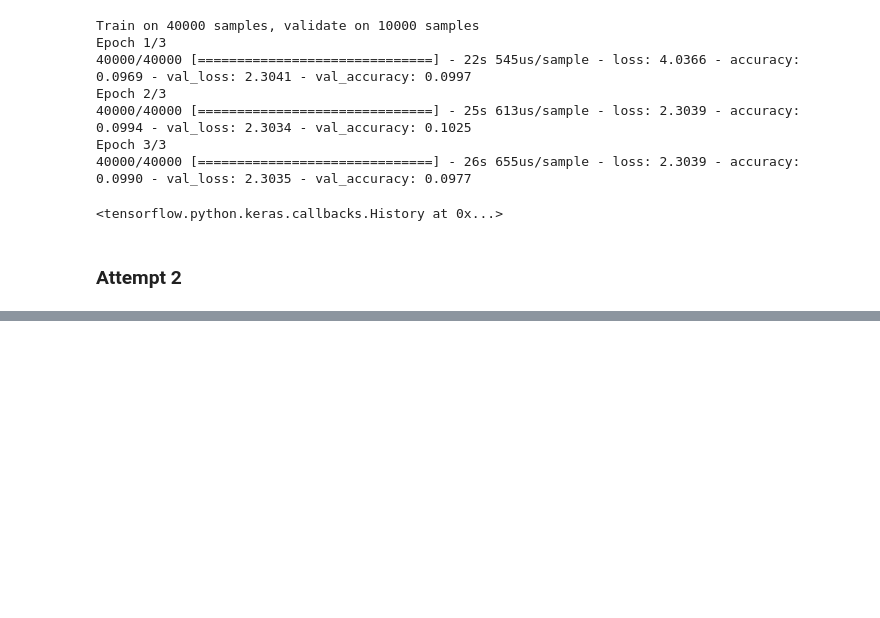
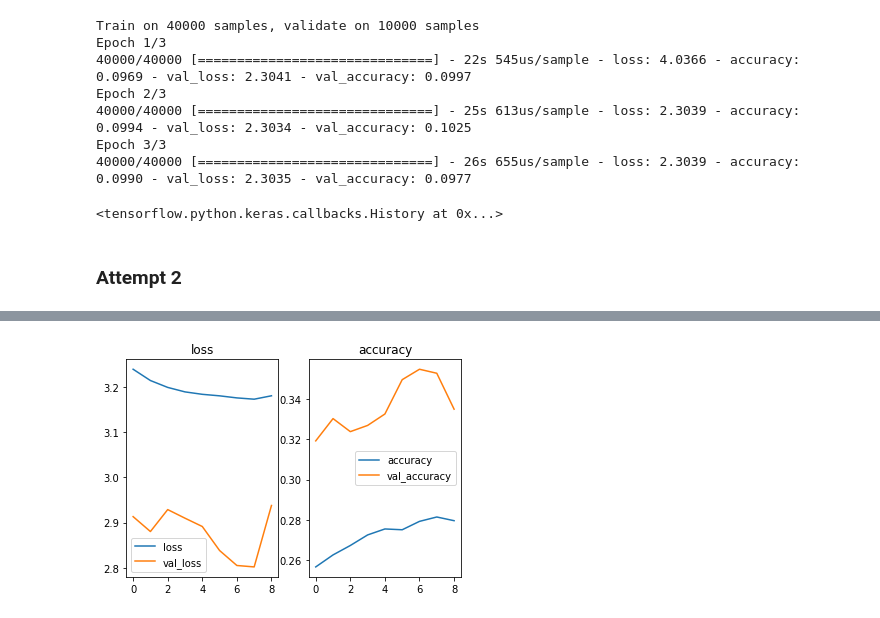
Before and after one commit to tnzl/CIFAR10, a Jupyter notebook: Train CIFAR10.ipynb, the cells around one changed output, grey strips where cells are left out. Drawn from its saved outputs; the diff is of its cells as text; code cells hidden in the pictures; blank space fills up the shorter version.

```diff
--- a/Train CIFAR10.ipynb
+++ b/Train CIFAR10.ipynb
@@ -238,0 +314,9 @@ plot_history(hist)
+# %%
+BATCH_SIZE = 100
+NUM_CLASSES = 100
+EPOCHS = 7
+INIT_DROPOUT_RATE = 0.5
+MOMENTUM_RATE = 0.9
+INIT_LEARNING_RATE = 0.01
+L2_DECAY_RATE = 0.0005
+CROP_SIZE = 32
@@ -238,0 +474,3 @@ plot_history(hist)
+# %%
+hist = model.fit(x_tr, y_tr, epochs= 9
+                 , validation_data= (x_te, y_te), callbacks=[cb1])
@@ -238,0 +503,4 @@ plot_history(hist)
+# %%
+plot_history(hist)
+# %% [output]
+[figure, added]
```
Also changed, not shown: parts of 22 cells of this notebook, 30 other files.
